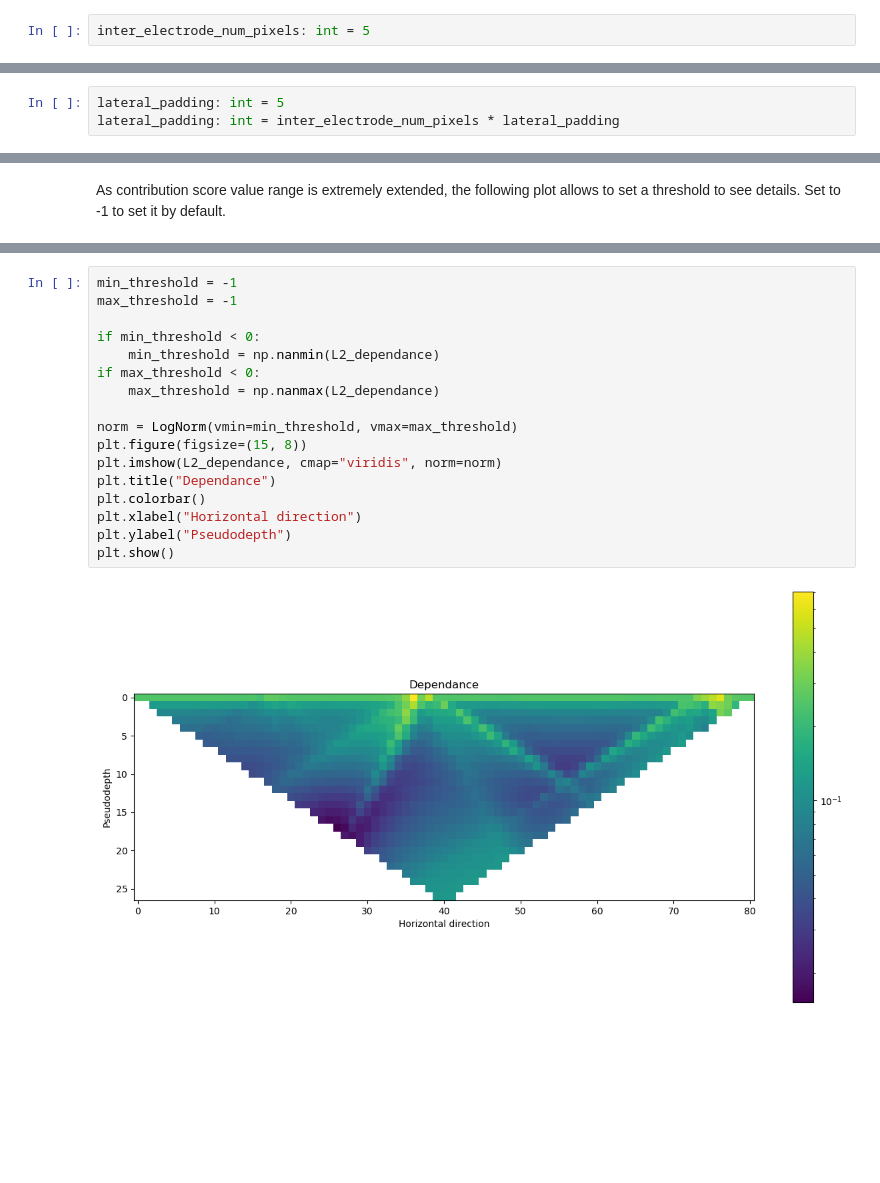
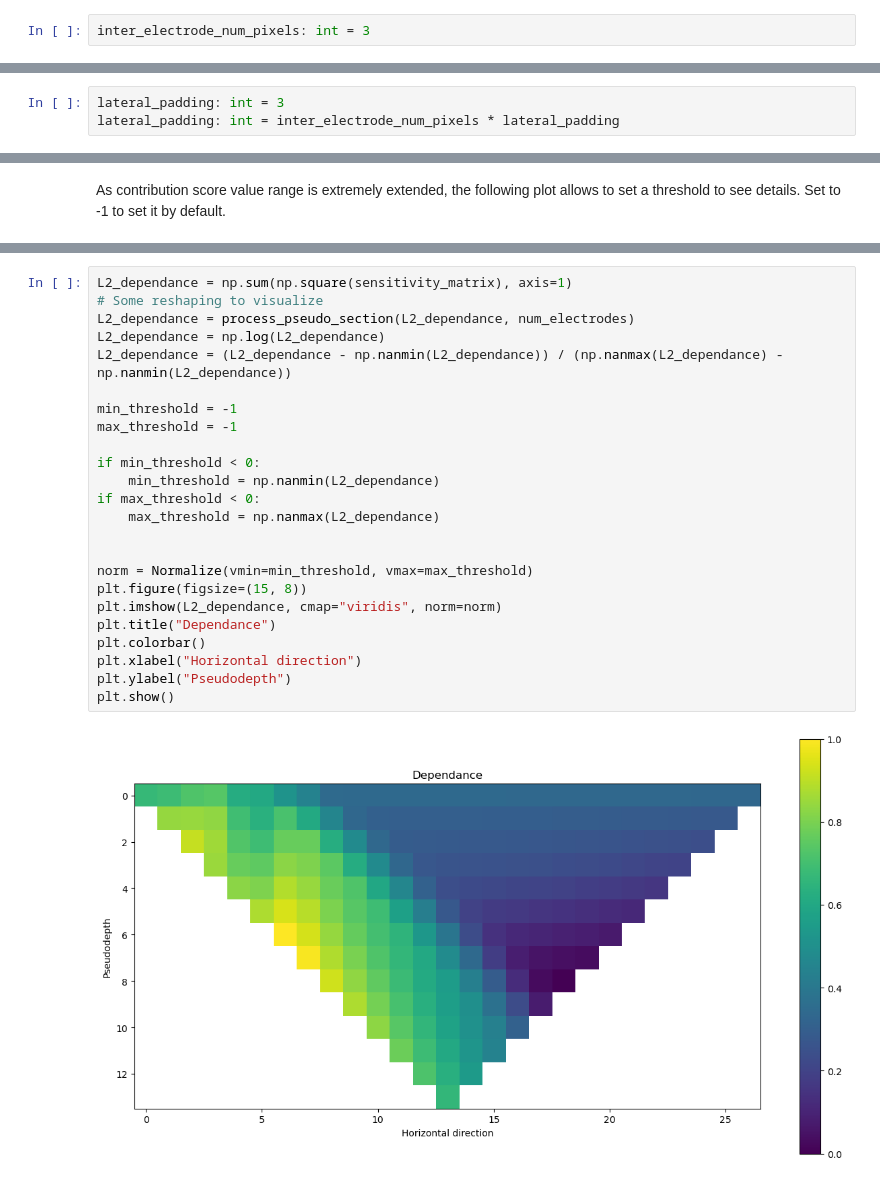
Before and after one commit to Jojobarbarr/invERT, a Jupyter notebook: invERT/data/assign_resistivity_simPEG_meshed.ipynb, the cells around one changed output, grey strips where cells are left out. Drawn from its saved outputs; the diff is of its cells as text; blank space fills up the shorter version.

```diff
--- a/invERT/data/assign_resistivity_simPEG_meshed.ipynb
+++ b/invERT/data/assign_resistivity_simPEG_meshed.ipynb
@@ -281,11 +281,11 @@ vertical_fraction: float = rd.uniform(0.5, 1.0) # 50% to 100% of the vertical se
 # %% [markdown]
 Number of pixels between each electrodes (= number of cells in the mesh between each electrodes), the more the better, but the heavier the compute. 3 is a nice minimum, hit 4, 5 to be sure to have nice results, but memory and time might get you back to 3.
 # %%
-inter_electrode_num_pixels: int = 5
+inter_electrode_num_pixels: int = 3
 # %% [markdown]
 Lateral padding is also very important to have nice and precise result, we saw that 4-5 times the interelectrode space is a nice minimum, but again, time and memory make 3 a good candidate. Prefer a nice 3 for inter electrode spacing and 3 here than 2 and 4 or 4 and 2.
 # %%
-lateral_padding: int = 5
+lateral_padding: int = 3
 lateral_padding: int = inter_electrode_num_pixels * lateral_padding
 # %% [markdown]
 So let's see the summary:
@@ -706,19 +716,26 @@ plt.show()
 # %%
+L2_dependance = np.sum(np.square(sensitivity_matrix), axis=1)
+# Some reshaping to visualize
+L2_dependance = process_pseudo_section(L2_dependance, num_electrodes)
+L2_dependance = np.log(L2_dependance)
+L2_dependance = (L2_dependance - np.nanmin(L2_dependance)) / (np.nanmax(L2_dependance) - np.nanmin(L2_dependance))
+
 min_threshold = -1
 max_threshold = -1
 
 if min_threshold < 0:
     min_threshold = np.nanmin(L2_dependance)
 if max_threshold < 0:
     max_threshold = np.nanmax(L2_dependance)
 
-norm = LogNorm(vmin=min_threshold, vmax=max_threshold)
+
+norm = Normalize(vmin=min_threshold, vmax=max_threshold)
 plt.figure(figsize=(15, 8))
 plt.imshow(L2_dependance, cmap="viridis", norm=norm)
 plt.title("Dependance")
 plt.colorbar()
 plt.xlabel("Horizontal direction")
 plt.ylabel("Pseudodepth")
 plt.show()
 # %% [output]
-[figure, old version]
+[figure, new version]
```
Also changed, not shown: parts of 21 cells of this notebook, 20 other files.
